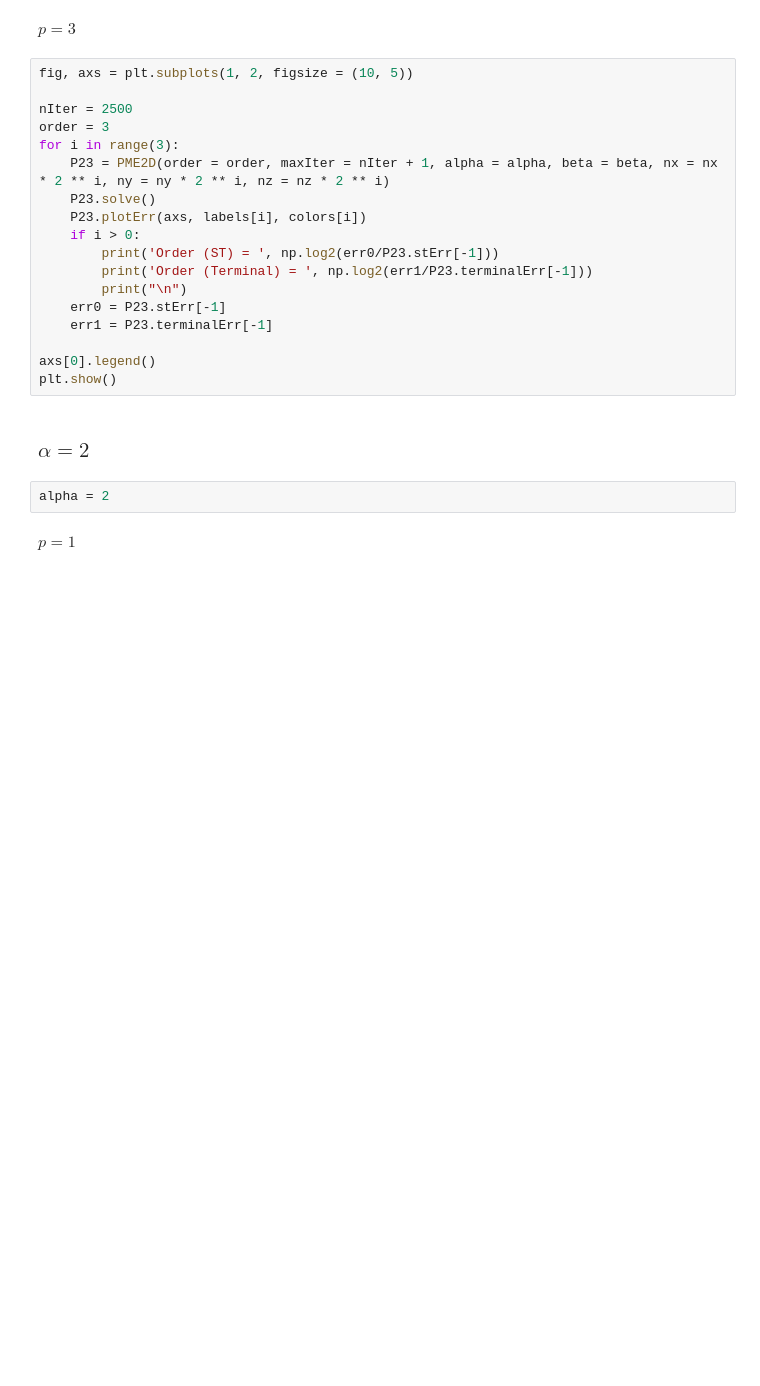
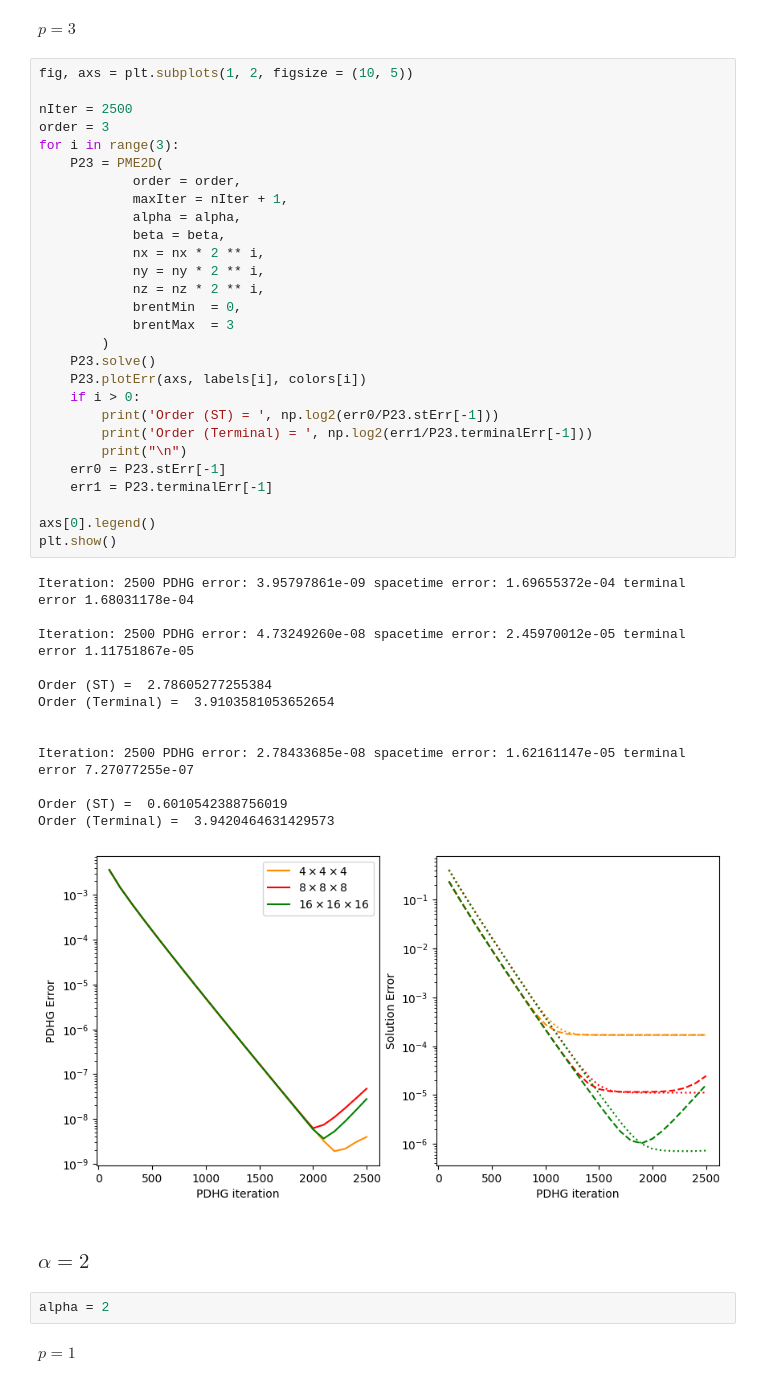
Before and after one commit to avj-jpg/WassersteinGradientFlows, a Jupyter notebook: PME-brent.ipynb, the cells around one changed output. Drawn from its saved outputs; the diff is of its cells as text; blank space fills up the shorter version.

```diff
--- a/PME-brent.ipynb
+++ b/PME-brent.ipynb
@@ -364,21 +437,45 @@ $p=3$
 # %%
 fig, axs = plt.subplots(1, 2, figsize = (10, 5))
 
 nIter = 2500
 order = 3
 for i in range(3):
-    P23 = PME2D(order = order, maxIter = nIter + 1, alpha = alpha, beta = beta, nx = nx * 2 ** i, ny = ny * 2 ** i, nz = nz * 2 ** i)
+    P23 = PME2D(
+            order = order,
+            maxIter = nIter + 1,
+            alpha = alpha,
+            beta = beta,
+            nx = nx * 2 ** i,
+            ny = ny * 2 ** i,
+            nz = nz * 2 ** i,
+            brentMin  = 0,
+            brentMax  = 3
+        )
     P23.solve()
     P23.plotErr(axs, labels[i], colors[i])
     if i > 0:
         print('Order (ST) = ', np.log2(err0/P23.stErr[-1]))
         print('Order (Terminal) = ', np.log2(err1/P23.terminalErr[-1]))
         print("\n")
     err0 = P23.stErr[-1]
     err1 = P23.terminalErr[-1]
 
 axs[0].legend()
 plt.show()
+# %% [output]
+Iteration: 2500 PDHG error: 3.95797861e-09 spacetime error: 1.69655372e-04 terminal error 1.68031178e-04
+
+Iteration: 2500 PDHG error: 4.73249260e-08 spacetime error: 2.45970012e-05 terminal error 1.11751867e-05
+
+Order (ST) =  2.78605277255384
+Order (Terminal) =  3.9103581053652654
+
+
+Iteration: 2500 PDHG error: 2.78433685e-08 spacetime error: 1.62161147e-05 terminal error 7.27077255e-07
+
+Order (ST) =  0.6010542388756019
+Order (Terminal) =  3.9420464631429573
+[figure, added]
 # %% [markdown]
 ### $\alpha = 2$
 # %%
```
Also changed, not shown: parts of 12 cells of this notebook, 5 other files.
